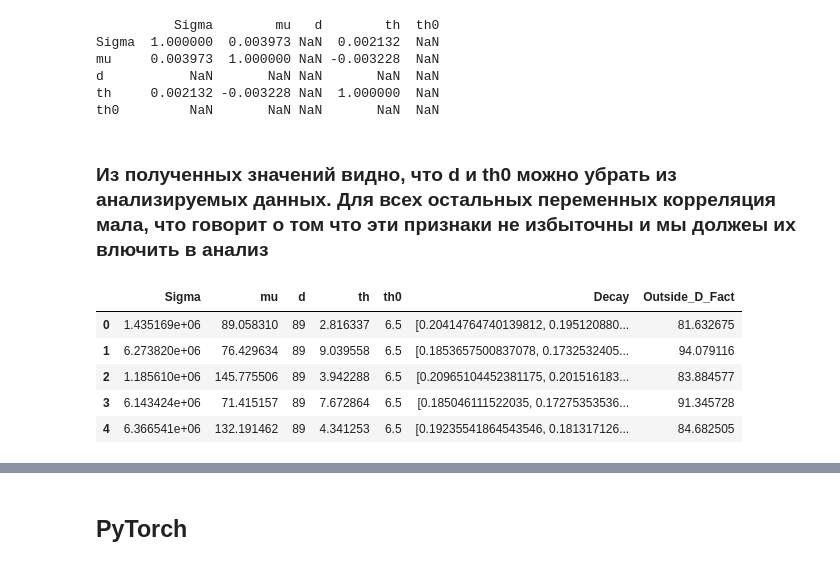
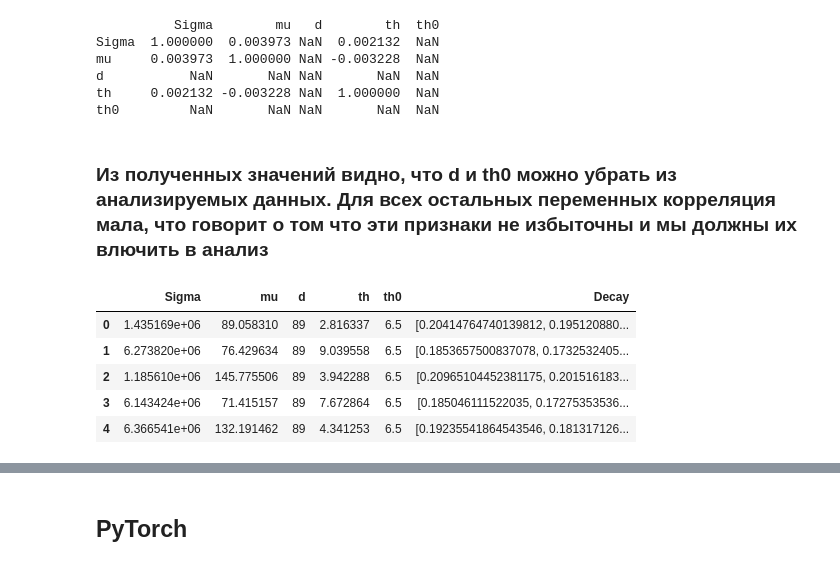
Before and after one commit to AAYamoldin/Diploma, a Jupyter notebook: pulse/FirstTry.ipynb, the cells around one changed output, grey strips where cells are left out. Cells and saved outputs as stored; diff of their text form; code cells hidden in the pictures.

```diff
--- a/pulse/FirstTry.ipynb
+++ b/pulse/FirstTry.ipynb
@@ -132,18 +130,18 @@ d           NaN       NaN NaN       NaN  NaN
 th     0.002132 -0.003228 NaN  1.000000  NaN
 th0         NaN       NaN NaN       NaN  NaN
 # %% [markdown]
-### Из полученных значений видно, что d и th0 можно убрать из анализируемых данных. Для всех остальных переменных корреляция мала, что говорит о том что эти признаки не избыточны и мы должеы их влючить в анализ
+### Из полученных значений видно, что d и th0 можно убрать из анализируемых данных. Для всех остальных переменных корреляция мала, что говорит о том что эти признаки не избыточны и мы должны их влючить в анализ
 # %%
 tmp_data = pd.DataFrame()
-tmp_data = df
-tmp_data['Outside_D_Fact'] = tmp_data['d'] - 2 * tmp_data['th0'] + 2 * tmp_data['th']
+tmp_data = df.copy()
+#tmp_data['Outside_D_Fact'] = tmp_data['d'] - 2 * tmp_data['th0'] + 2 * tmp_data['th']
 #del data['d']
 #del data ['th0']
 tmp_data.head()
 # %% [output]
-|  | Sigma | mu | d | th | th0 | Decay | Outside_D_Fact |
-| 0 | 1.435169e+06 | 89.058310 | 89 | 2.816337 | 6.5 | [0.20414764740139812, 0.195120880... | 81.632675 |
-| 1 | 6.273820e+06 | 76.429634 | 89 | 9.039558 | 6.5 | [0.1853657500837078, 0.1732532405... | 94.079116 |
-| 2 | 1.185610e+06 | 145.775506 | 89 | 3.942288 | 6.5 | [0.20965104452381175, 0.201516183... | 83.884577 |
-| 3 | 6.143424e+06 | 71.415157 | 89 | 7.672864 | 6.5 | [0.185046111522035, 0.17275353536... | 91.345728 |
-| 4 | 6.366541e+06 | 132.191462 | 89 | 4.341253 | 6.5 | [0.19235541864543546, 0.181317126... | 84.682505 |
+|  | Sigma | mu | d | th | th0 | Decay |
+| 0 | 1.435169e+06 | 89.058310 | 89 | 2.816337 | 6.5 | [0.20414764740139812, 0.195120880... |
+| 1 | 6.273820e+06 | 76.429634 | 89 | 9.039558 | 6.5 | [0.1853657500837078, 0.1732532405... |
+| 2 | 1.185610e+06 | 145.775506 | 89 | 3.942288 | 6.5 | [0.20965104452381175, 0.201516183... |
+| 3 | 6.143424e+06 | 71.415157 | 89 | 7.672864 | 6.5 | [0.185046111522035, 0.17275353536... |
+| 4 | 6.366541e+06 | 132.191462 | 89 | 4.341253 | 6.5 | [0.19235541864543546, 0.181317126... |
```
Also changed, not shown: parts of 19 cells of this notebook.
